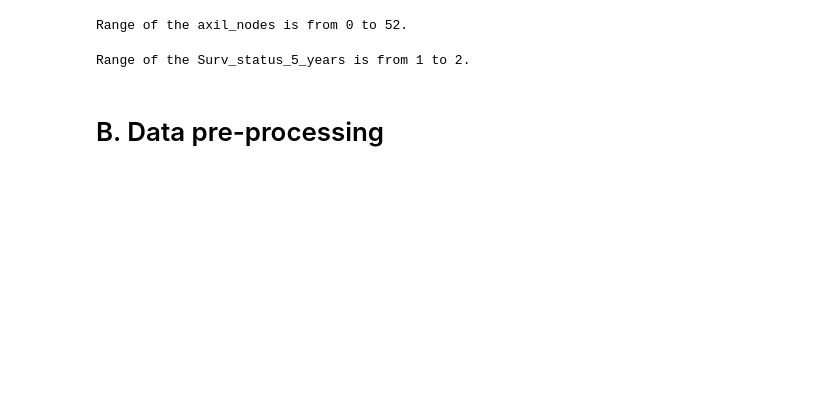
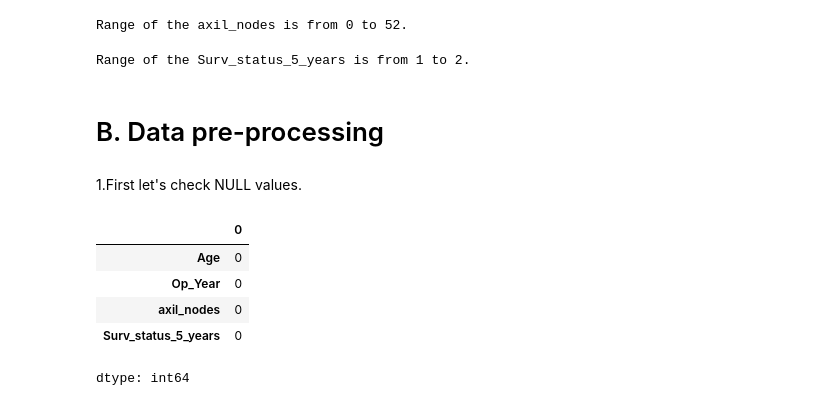
Before and after one commit to anubrata01/Data-mining-college-Assignment, a Jupyter notebook: Haberman’s_Survival_Dataset.ipynb, the cells around one changed output. Drawn from its saved outputs; the diff is of its cells as text; code cells hidden in the pictures; blank space fills up the shorter version.

```diff
--- a/Haberman’s_Survival_Dataset.ipynb
+++ b/Haberman’s_Survival_Dataset.ipynb
@@ -128,3 +143,14 @@ print(f"Range of the Surv_status_5_years is from {data['Surv_status_5_years'].mi
 Range of the Surv_status_5_years is from 1 to 2.
 # %% [markdown]
 # B. Data pre-processing
+# %% [markdown]
+1.First let's check NULL values.
+# %%
+data.isnull().sum() # This will show if there is null value in any attributes
+# %% [output]
+|  | 0 |
+| Age | 0 |
+| Op_Year | 0 |
+| axil_nodes | 0 |
+| Surv_status_5_years | 0 |
+dtype: int64
```
Also changed, not shown: parts of 12 cells of this notebook.
